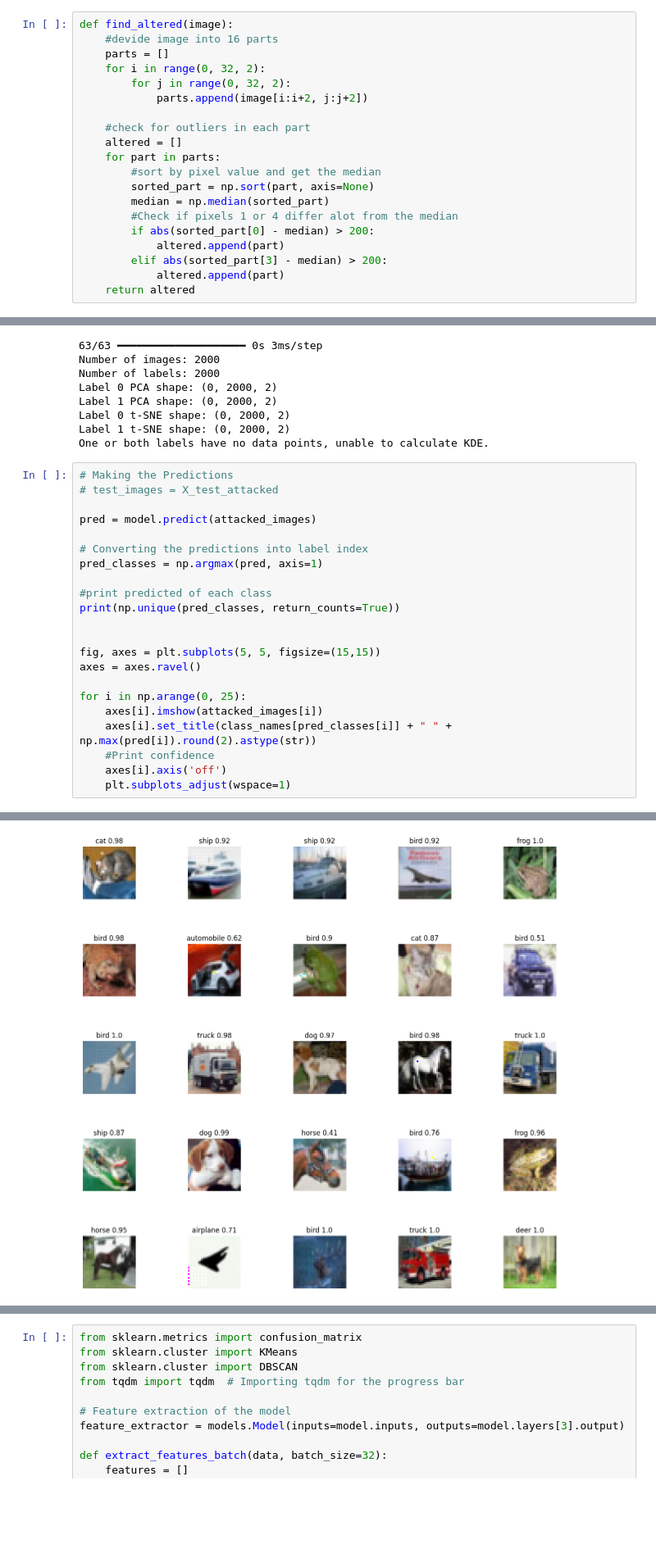
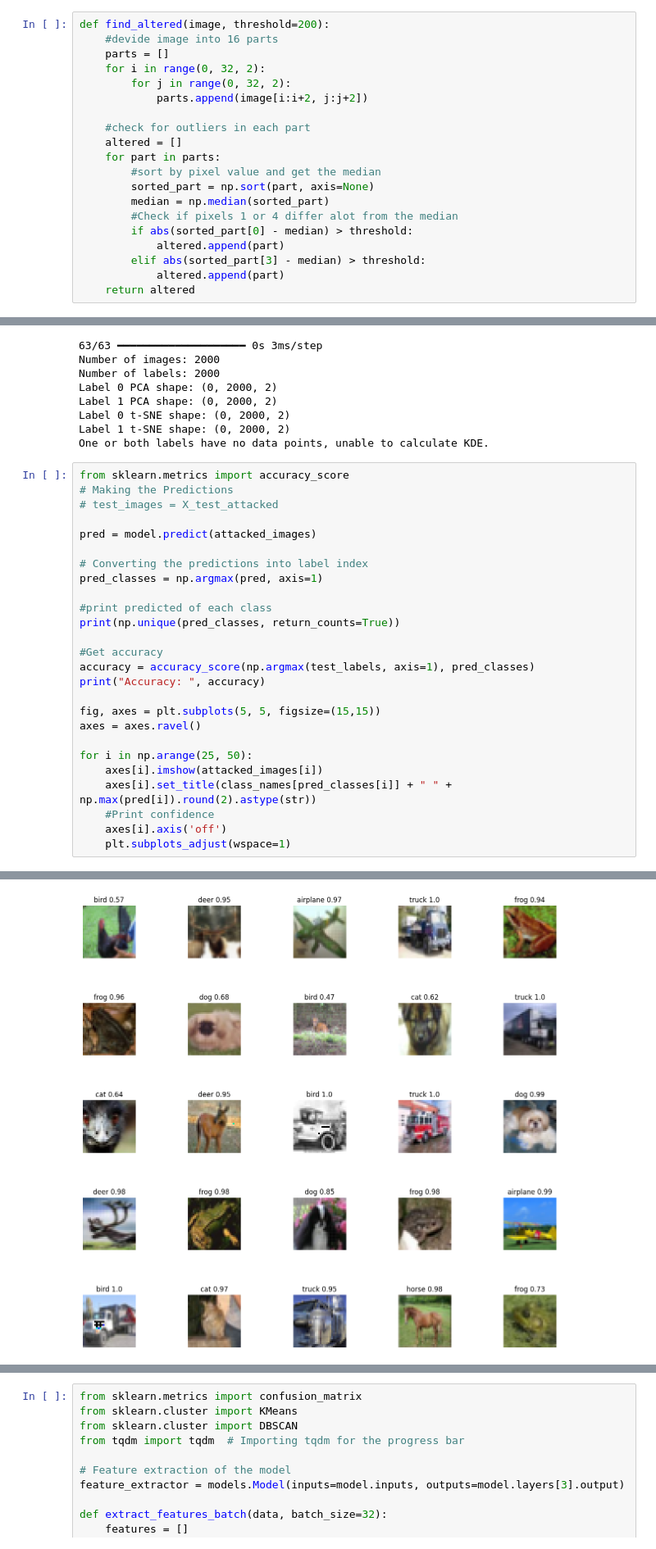
Before and after one commit to Brandbil/Image-classifier-attack, a Jupyter notebook: notebook_new.ipynb, the cells around one changed output, grey strips where cells are left out. Shown at 82% size. Drawn from its saved outputs; the diff is of its cells as text; blank space fills up the shorter version.

```diff
--- a/notebook_new.ipynb
+++ b/notebook_new.ipynb
@@ -227,7 +225,7 @@ def flip_target(train_labels, indexes, target):
             break
     return train_labels
 # %%
-def find_altered(image):
+def find_altered(image, threshold=200):
     #devide image into 16 parts
     parts = []
     for i in range(0, 32, 2):
@@ -241,9 +239,9 @@ def find_altered(image):
         sorted_part = np.sort(part, axis=None)
         median = np.median(sorted_part)
         #Check if pixels 1 or 4 differ alot from the median
-        if abs(sorted_part[0] - median) > 200:
+        if abs(sorted_part[0] - median) > threshold:
             altered.append(part)
-        elif abs(sorted_part[3] - median) > 200:
+        elif abs(sorted_part[3] - median) > threshold:
             altered.append(part)
     return altered
 # %%
@@ -709,6 +707,7 @@ Label 0 t-SNE shape: (0, 2000, 2)
 Label 1 t-SNE shape: (0, 2000, 2)
 One or both labels have no data points, unable to calculate KDE.
 # %%
+from sklearn.metrics import accuracy_score
 # Making the Predictions
 # test_images = X_test_attacked
 
@@ -720,11 +719,14 @@ pred_classes = np.argmax(pred, axis=1)
 #print predicted of each class
 print(np.unique(pred_classes, return_counts=True))
 
+#Get accuracy
+accuracy = accuracy_score(np.argmax(test_labels, axis=1), pred_classes)
+print("Accuracy: ", accuracy)
 
 fig, axes = plt.subplots(5, 5, figsize=(15,15))
 axes = axes.ravel()
 
-for i in np.arange(0, 25):
+for i in np.arange(25, 50):
     axes[i].imshow(attacked_images[i])
     axes[i].set_title(class_names[pred_classes[i]] + " " + np.max(pred[i]).round(2).astype(str))
     #Print confidence
@@ -736 +740 @@ for i in np.arange(0, 25):
-[figure, old version]
+[figure, new version]
```
Also changed, not shown: parts of 5 cells of this notebook.
